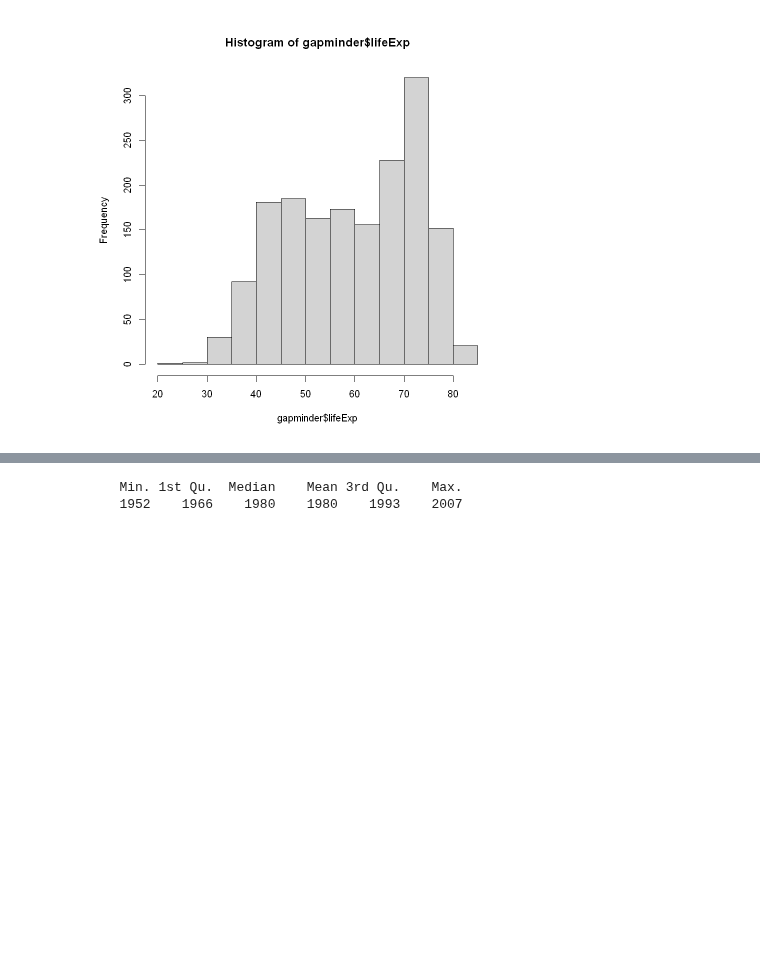
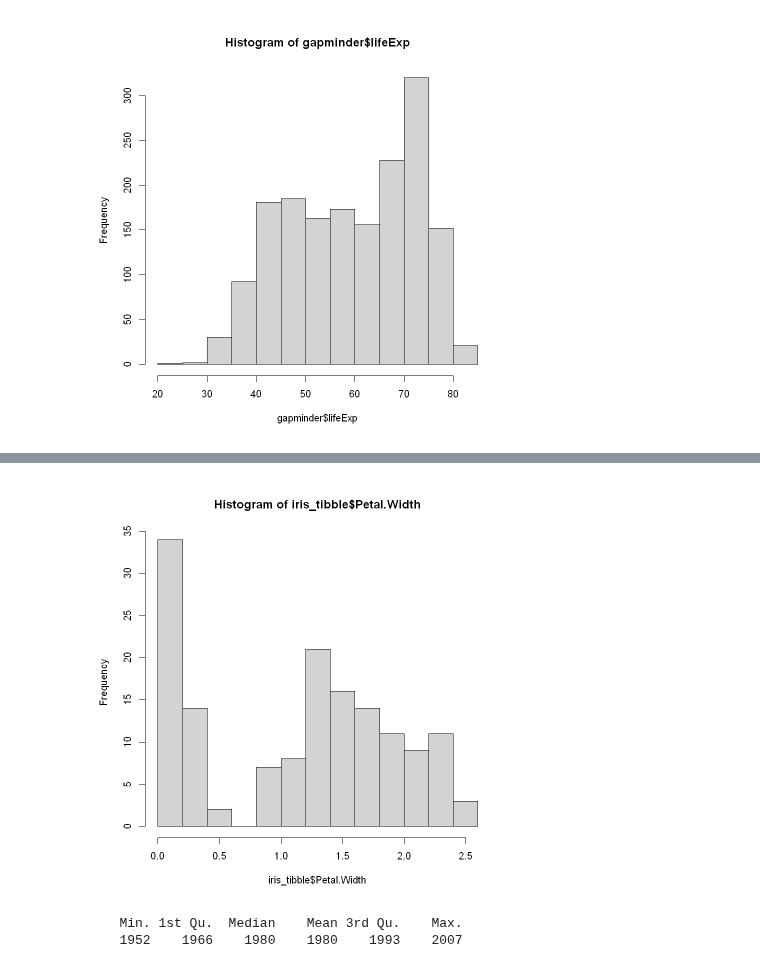
Before and after one commit to qslia/R_Practice, a Jupyter notebook: stat545/1.ipynb, the cells around one changed output, grey strips where cells are left out. Saved outputs shown, nothing was run; the diff lists cells and outputs as text; code cells hidden in the pictures; blank space fills up the shorter version.

```diff
--- a/stat545/1.ipynb
+++ b/stat545/1.ipynb
@@ -343,3 +347,7 @@ hist(gapminder$lifeExp)
+# %%
+hist(iris_tibble$Petal.Width)
+# %% [output]
+[figure, added]
 # %%
 summary(gapminder$year)
 # %% [output]
```
Also changed, not shown: parts of 12 cells of this notebook.
